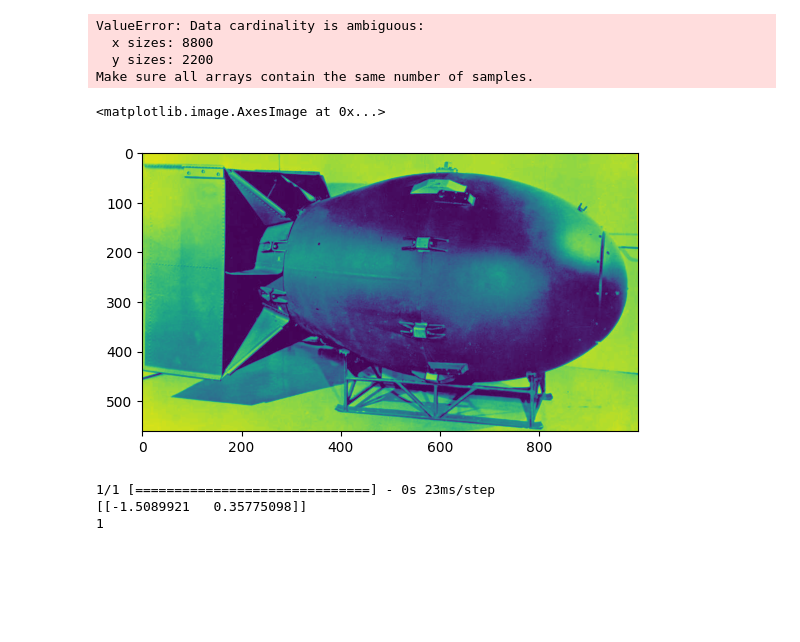
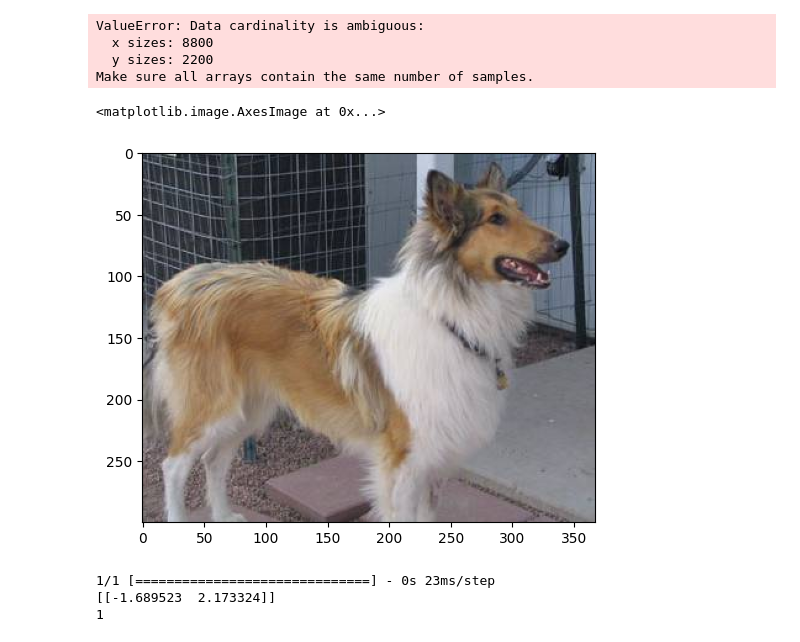
Before and after one commit to ghYeet42/unit2B, a Jupyter notebook: catVdog.ipynb, the cells around one changed output. Drawn from its saved outputs; the diff is of its cells as text; code cells hidden in the pictures; blank space fills up the shorter version.

```diff
--- a/catVdog.ipynb
+++ b/catVdog.ipynb
@@ -146,18 +146,18 @@ ValueError: Data cardinality is ambiguous:
   y sizes: 2200
 Make sure all arrays contain the same number of samples.
 # %%
-imageNumber = "A-leopard-800x603.webp"
+imageNumber = 5550
 
 # testImg = ppltimg.imread(f"test1/{imageNumber}")
 
 
-testImg = ppltimg.imread("fat_man_nuclear_bomb_wide-2ef5944e81c7bcfcd2daec9a808f64fad555de58-s1100-c50.jpeg")
+testImg = ppltimg.imread(f"test1/{imageNumber}.jpg")
 pplt.imshow(testImg)
 # %% [output]
 <matplotlib.image.AxesImage at 0x...>
-[figure, old version]
+[figure, new version]
 # %%
-inputImage = cv2.imread("fat_man_nuclear_bomb_wide-2ef5944e81c7bcfcd2daec9a808f64fad555de58-s1100-c50.jpeg")
+inputImage = cv2.imread(f"test1/{imageNumber}.jpg")
 
 inputImage = cv2.resize(inputImage, (224, 224))
 
@@ -174,5 +174,5 @@ catOrDog = np.argmax(prediciton)
 print(catOrDog)
 # %% [output]
 1/1 [==============================] - 0s 23ms/step
-[[-1.5089921   0.35775098]]
+[[-1.689523  2.173324]]
 1
```
Also changed, not shown: 3 other files.
